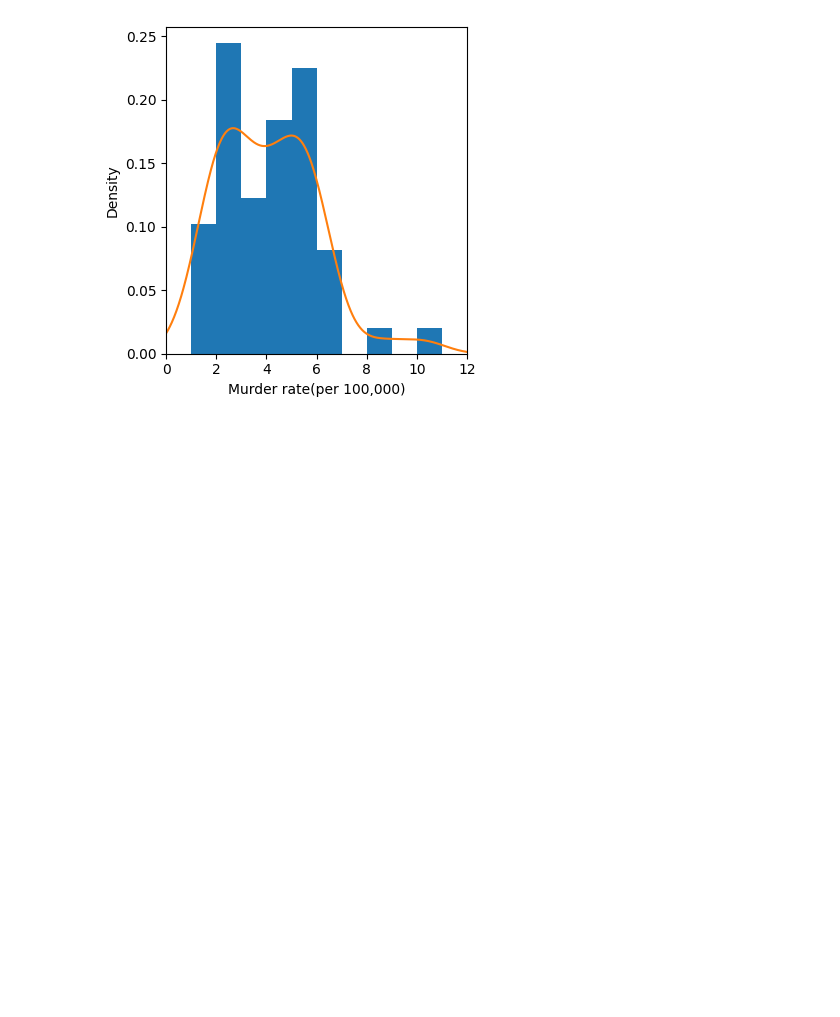
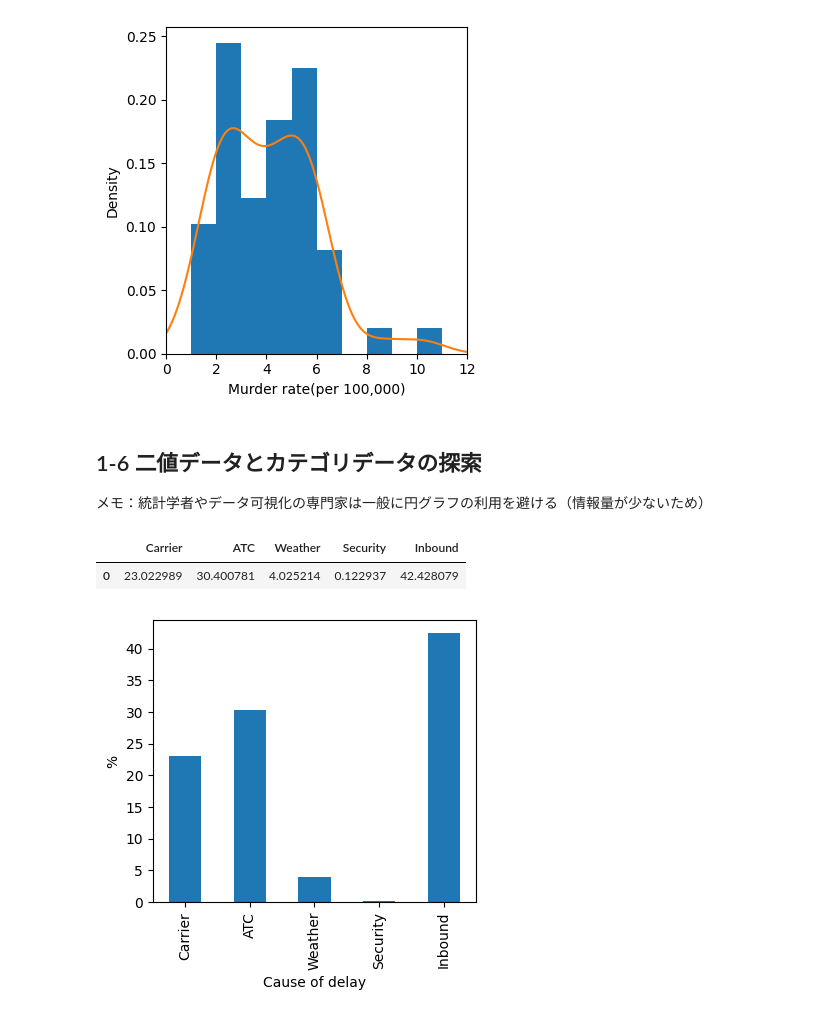
Before and after one commit to yuji-sgs/Practical-Statistics-for-Data-Scientists, a Jupyter notebook: Chapter1_.ipynb, the cells around one changed output. Saved outputs shown, nothing was run; the diff lists cells and outputs as text; code cells hidden in the pictures; blank space fills up the shorter version.

Commit message:
1-6 二値データとカテゴリデータの探索

```diff
--- a/Chapter1_.ipynb
+++ b/Chapter1_.ipynb
@@ -182,3 +182,22 @@ plt.tight_layout()
 plt.show()
 # %% [output]
 [figure]
+# %% [markdown]
+## 1-6 二値データとカテゴリデータの探索
+メモ：統計学者やデータ可視化の専門家は一般に円グラフの利用を避ける（情報量が少ないため）
+# %%
+dfw = pd.read_csv(AIRPORT_DELAYS_CSV)
+dfw = dfw * 100 / dfw.values.sum()
+dfw
+# %% [output]
+|  | Carrier | ATC | Weather | Security | Inbound |
+| 0 | 23.022989 | 30.400781 | 4.025214 | 0.122937 | 42.428079 |
+# %%
+# 横グラフ
+ax = dfw.transpose().plot.bar(figsize = (4, 4), legend = False)
+ax.set_xlabel('Cause of delay')
+ax.set_ylabel('%')
+plt.tight_layout()
+plt.show()
+# %% [output]
+[figure, added]
```
